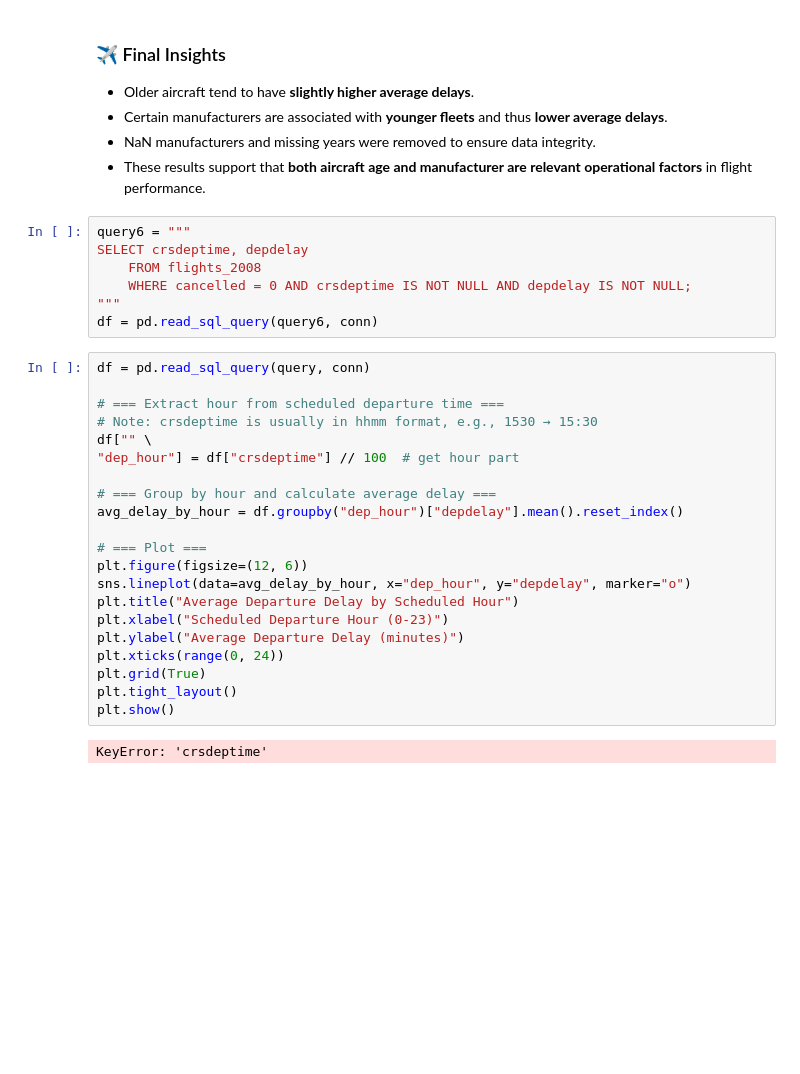
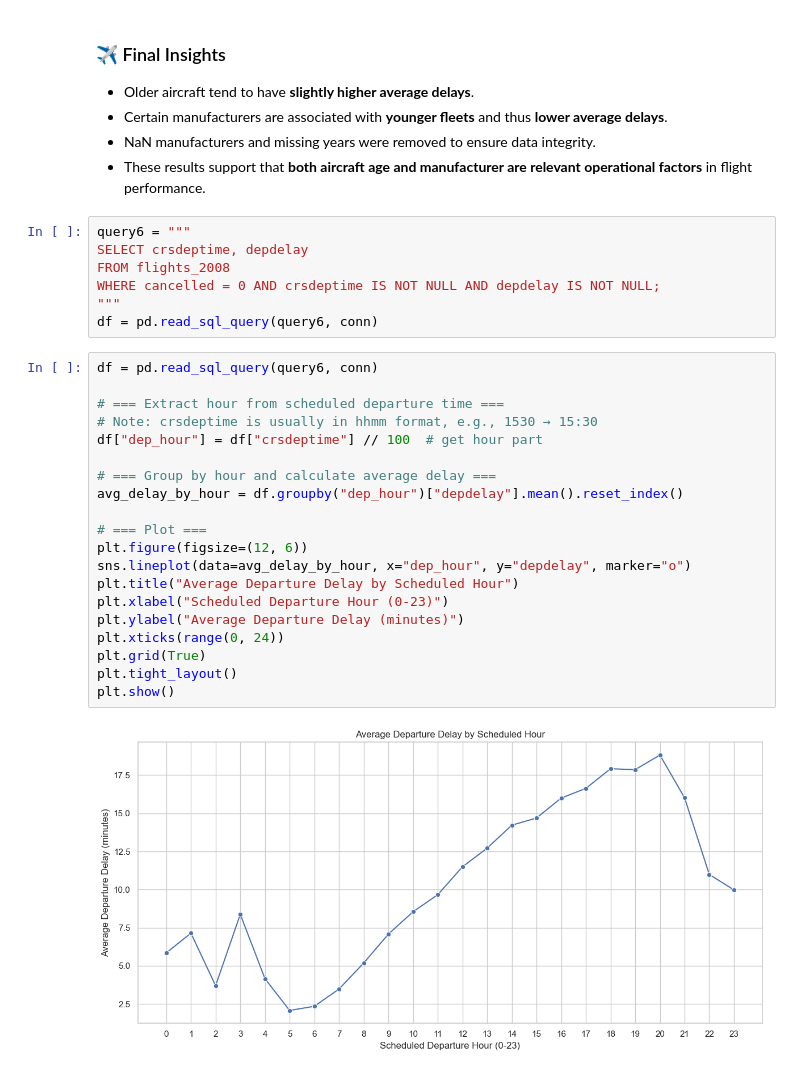
Before and after one commit to Lucasyuki01/College-Airlines-Analysis, a Jupyter notebook: main.ipynb, the cells around one changed output. Cells and saved outputs as stored; diff of their text form; blank space fills up the shorter version.

```diff
--- a/main.ipynb
+++ b/main.ipynb
@@ -312,30 +313,29 @@ Passing `palette` without assigning `hue` is deprecated and will be removed in v
 # %%
 query6 = """
 SELECT crsdeptime, depdelay
-    FROM flights_2008
-    WHERE cancelled = 0 AND crsdeptime IS NOT NULL AND depdelay IS NOT NULL;
+FROM flights_2008
+WHERE cancelled = 0 AND crsdeptime IS NOT NULL AND depdelay IS NOT NULL;
 """
 df = pd.read_sql_query(query6, conn)
 # %%
-df = pd.read_sql_query(query, conn)
+df = pd.read_sql_query(query6, conn)
 
 # === Extract hour from scheduled departure time ===
 # Note: crsdeptime is usually in hhmm format, e.g., 1530 → 15:30
-df["" \
-"dep_hour"] = df["crsdeptime"] // 100  # get hour part
+df["dep_hour"] = df["crsdeptime"] // 100  # get hour part
 
 # === Group by hour and calculate average delay ===
 avg_delay_by_hour = df.groupby("dep_hour")["depdelay"].mean().reset_index()
 
 # === Plot ===
 plt.figure(figsize=(12, 6))
 sns.lineplot(data=avg_delay_by_hour, x="dep_hour", y="depdelay", marker="o")
 plt.title("Average Departure Delay by Scheduled Hour")
 plt.xlabel("Scheduled Departure Hour (0-23)")
 plt.ylabel("Average Departure Delay (minutes)")
 plt.xticks(range(0, 24))
 plt.grid(True)
 plt.tight_layout()
 plt.show()
 # %% [output]
-KeyError: 'crsdeptime'
+[figure, added]
```
Also changed, not shown: parts of 4 cells of this notebook.
